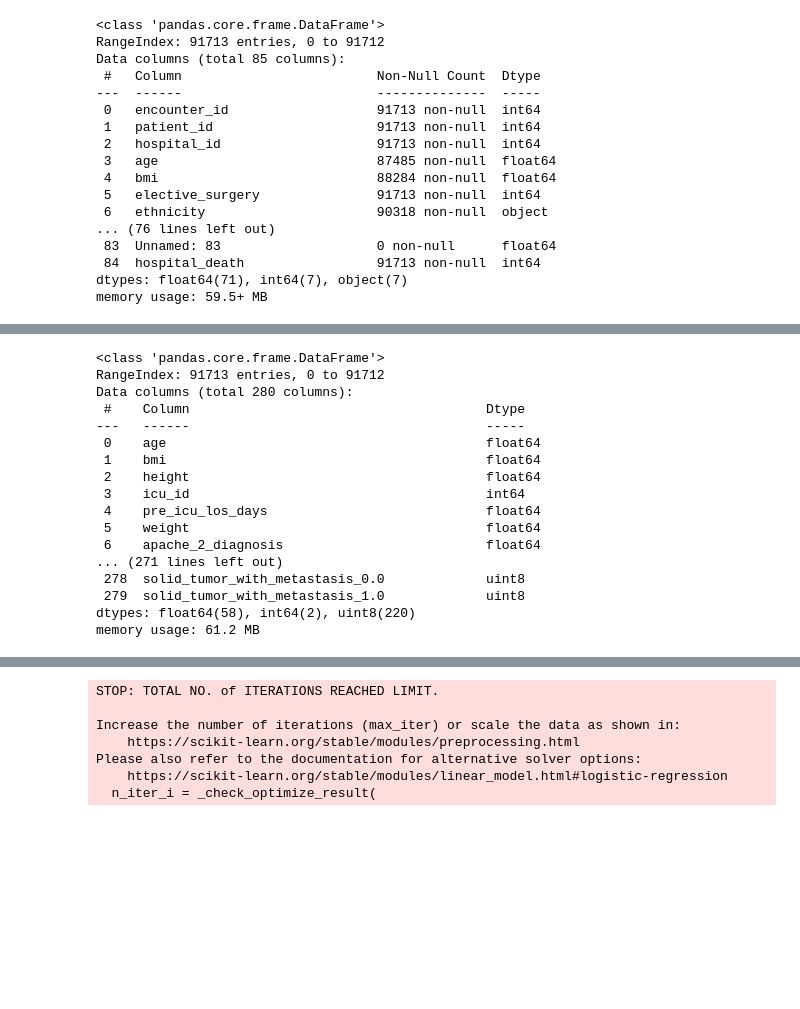
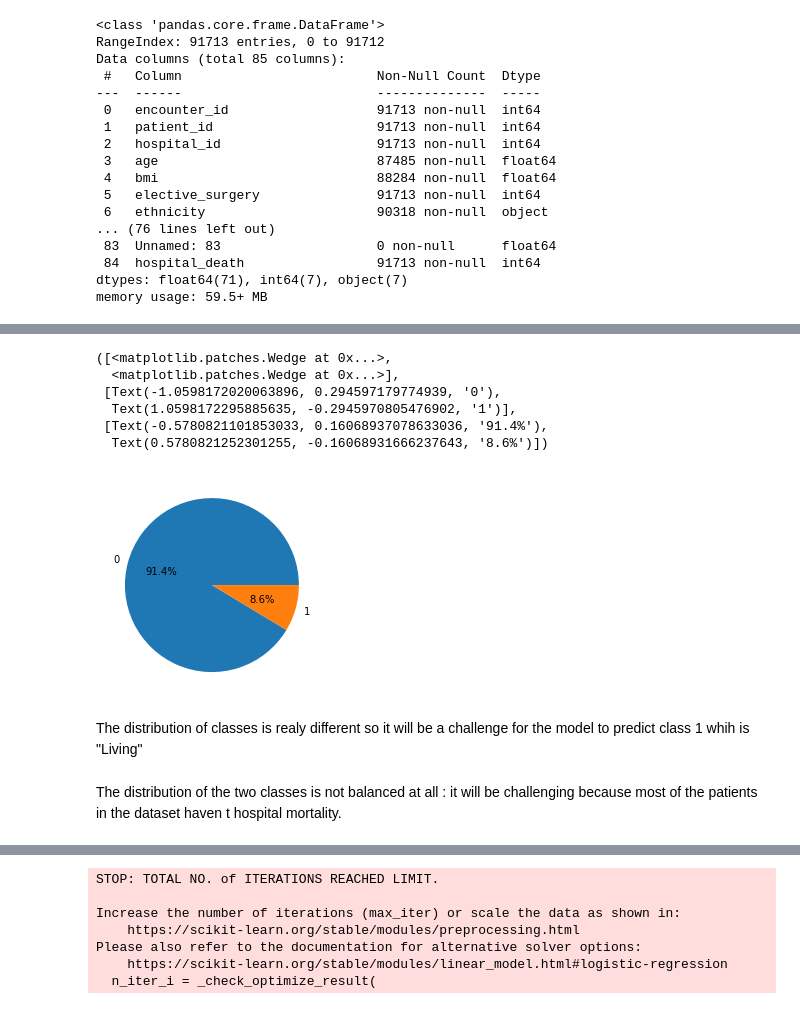
Before and after one commit to EladBil/DS-Squad-Project, a Jupyter notebook: PresentationNotebook.ipynb, the cells around one changed output, grey strips where cells are left out. Cells and saved outputs as stored; diff of their text form; code cells hidden in the pictures; blank space fills up the shorter version.

Commit message:
Add files via upload
- add function to prevent from double code
- add visualization with age
- add bmi changes
- add gcs changes

```diff
--- a/PresentationNotebook.ipynb
+++ b/PresentationNotebook.ipynb
@@ -23,5 +29,5 @@ import sklearn
 # %%
-complete_data = pd.read_csv('data/dataset.csv') #load the dataset
+complete_data = pd.read_csv('dataset.csv') #load the dataset
 # %%
 complete_data.head() #beginning of the dataset
 # %% [output]
@@ -64,3 +83,18 @@ complete_data.drop(complete_data.columns[[0,1,83]], axis=1, inplace=True) #delet
+# %%
+unique_labels = np.unique(complete_data[class_prediction])
+plt.pie(np.array([len(complete_data[complete_data[class_prediction]==label]) for label in unique_labels ]), labels = list(unique_labels), autopct='%1.1f%%')
+# %% [output]
+([<matplotlib.patches.Wedge at 0x...>,
+  <matplotlib.patches.Wedge at 0x...>],
+ [Text(-1.0598172020063896, 0.294597179774939, '0'),
+  Text(1.0598172295885635, -0.2945970805476902, '1')],
+ [Text(-0.5780821101853033, 0.16068937078633036, '91.4%'),
+  Text(0.5780821252301255, -0.16068931666237643, '8.6%')])
+[figure, added]
+# %% [markdown]
+The distribution of classes is realy different so it will be a challenge for the model to  predict class 1 whih is "Living"
+# %% [markdown]
+The distribution of the two classes is not balanced at all : it will be challenging because most of the patients in the dataset haven t hospital mortality.
 # %%
 numerical_features = ["age", "bmi","height", "weight",
                       "pre_icu_los_days", "gcs_eyes_apache","apache_2_diagnosis",
@@ -85,26 +119,3 @@ binary_features = ["arf_apache", "gcs_unable_apache", "intubated_apache",
                    "ventilated_apache", "elective_surgery", "apache_post_operative",
                    "aids", "cirrhosis", "diabetes_mellitus", "hepatic_failure", "immunosuppression",
                    "leukemia", "lymphoma", "solid_tumor_with_metastasis"]
-# %%
-complete_data = pd.get_dummies(complete_data,columns=categorial_features)
-complete_data = pd.get_dummies(complete_data,columns=binary_features)
-#reminder: categorial_features = ["hospital_id", "ethnicity", "gender", "icu_admit_source", "apache_3j_bodysystem", "apache_2_bodysystem"]
-complete_data.info(verbose=True) #at the end of the list: new columns for categorical features
-# %% [output]
-<class 'pandas.core.frame.DataFrame'>
-RangeIndex: 91713 entries, 0 to 91712
-Data columns (total 280 columns):
- #    Column                                      Dtype
----   ------                                      -----
- 0    age                                         float64
- 1    bmi                                         float64
- 2    height                                      float64
- 3    icu_id                                      int64
- 4    pre_icu_los_days                            float64
- 5    weight                                      float64
- 6    apache_2_diagnosis                          float64
-... (271 lines left out)
- 278  solid_tumor_with_metastasis_0.0             uint8
- 279  solid_tumor_with_metastasis_1.0             uint8
-dtypes: float64(58), int64(2), uint8(220)
-memory usage: 61.2 MB
```
Also changed, not shown: parts of 45 cells of this notebook.
